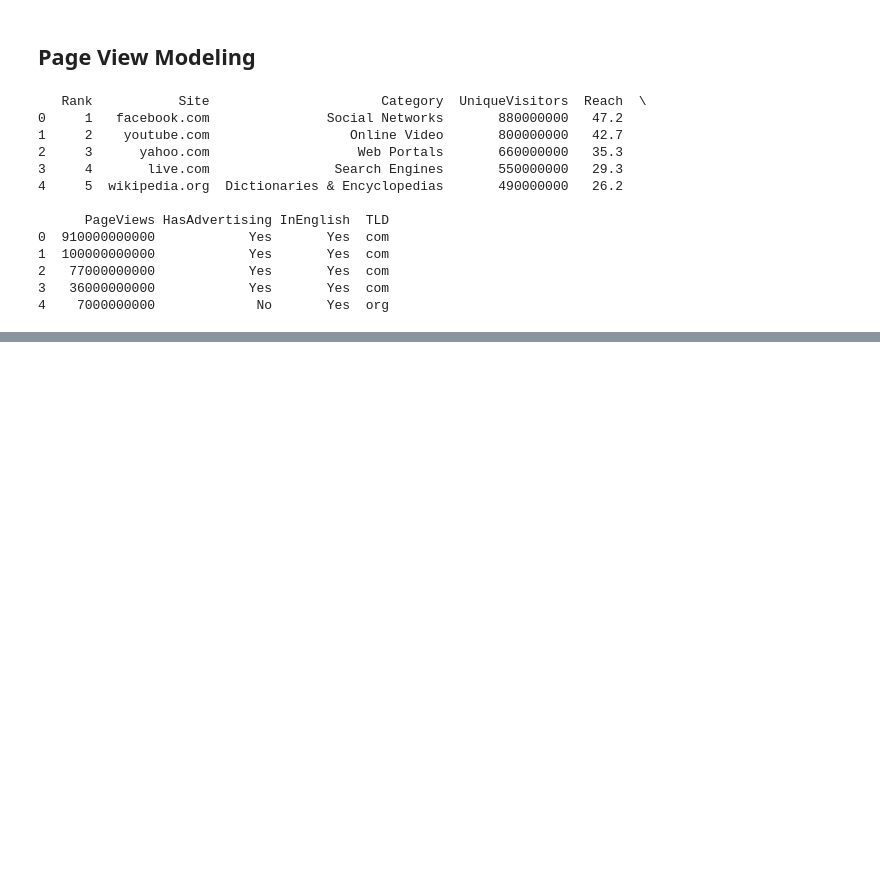
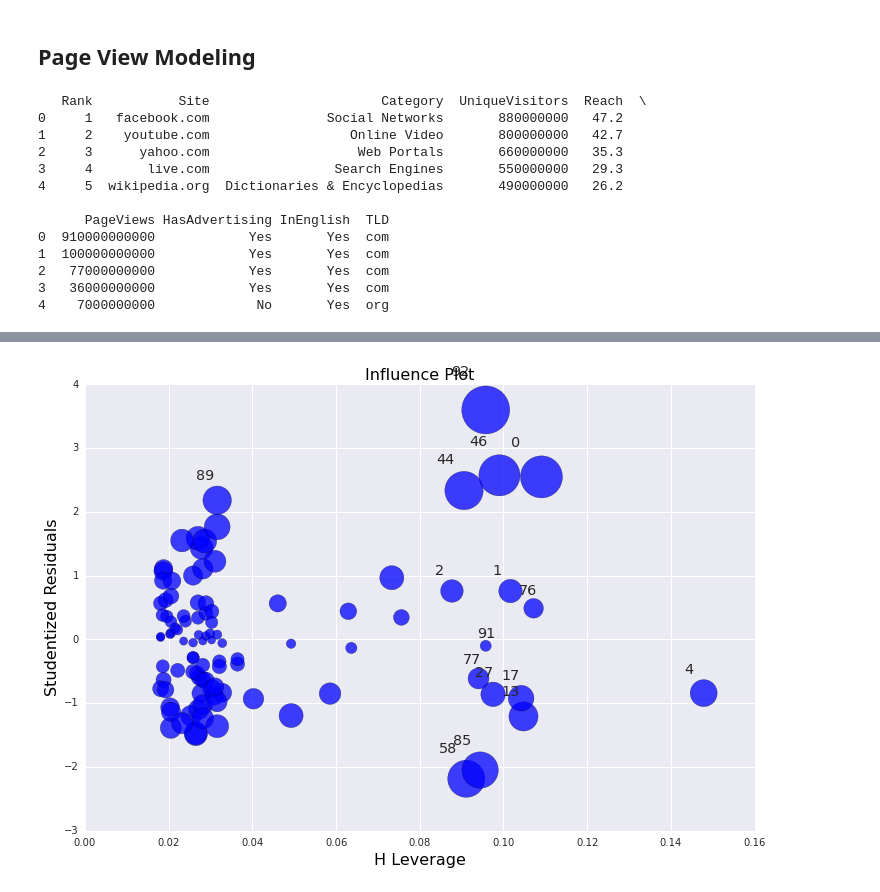
Before and after one commit to NeoNeoHo/ml4h, a Jupyter notebook: ml4h-ch5-Linear Regression.ipynb, the cells around one changed output, grey strips where cells are left out. Drawn from its saved outputs; the diff is of its cells as text; code cells hidden in the pictures; blank space fills up the shorter version.

```diff
--- a/ml4h-ch5-Linear Regression.ipynb
+++ b/ml4h-ch5-Linear Regression.ipynb
@@ -106,0 +141,4 @@ plt.xlabel('Page Views (log)')
+# %%
+model = 'np.log(PageViews) ~ np.log(UniqueVisitors) + HasAdvertising + InEnglish'
+pageview_fit_multi = ols(model, top_1k_sites).fit()
+print pageview_fit_multi.summary()
@@ -106,0 +163,5 @@ plt.xlabel('Page Views (log)')
+# %%
+fig, ax = plt.subplots(figsize=(12,8))
+fig = sm.api.graphics.influence_plot(pageview_fit_multi, ax=ax, criterion="cooks")
+# %% [output]
+[figure, added]
```
Also changed, not shown: parts of 12 cells of this notebook.
